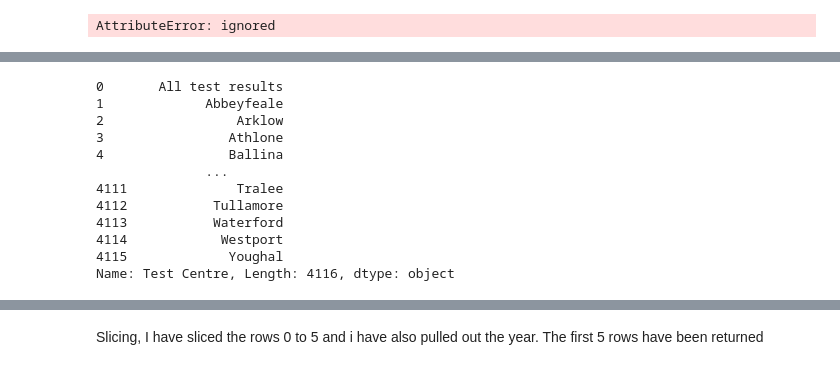
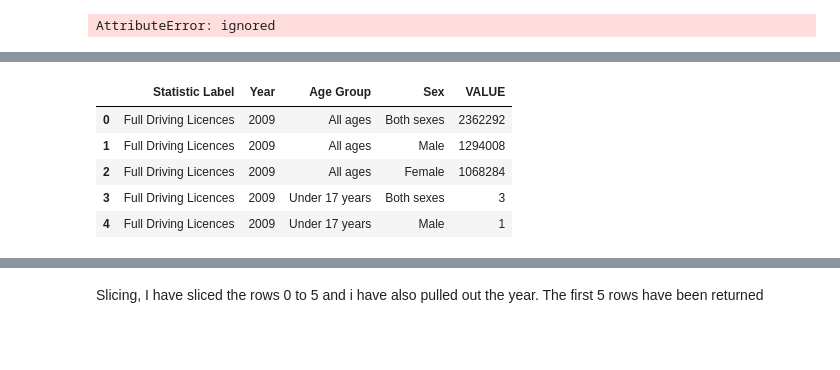
Before and after one commit to hartyl1/UCDPA_harty, a Jupyter notebook: Copy_of_Copy_of_Untitled12.ipynb, the cells around one changed output, grey strips where cells are left out. Cells and saved outputs as stored; diff of their text form; code cells hidden in the pictures; blank space fills up the shorter version.

```diff
--- a/Copy_of_Copy_of_Untitled12.ipynb
+++ b/Copy_of_Copy_of_Untitled12.ipynb
@@ -98,15 +79,9 @@ nct
-# %%
-nct['Test Centre']
-# %% [output]
-0       All test results
-1             Abbeyfeale
-2                 Arklow
-3                Athlone
-4                Ballina
-              ...
-4111              Tralee
-4112           Tullamore
-4113           Waterford
-4114            Westport
-4115             Youghal
-Name: Test Centre, Length: 4116, dtype: object
+# %%
+Driving_Licenses.head()
+# %% [output]
+|  | Statistic Label | Year | Age Group | Sex | VALUE |
+| 0 | Full Driving Licences | 2009 | All ages | Both sexes | 2362292 |
+| 1 | Full Driving Licences | 2009 | All ages | Male | 1294008 |
+| 2 | Full Driving Licences | 2009 | All ages | Female | 1068284 |
+| 3 | Full Driving Licences | 2009 | Under 17 years | Both sexes | 3 |
+| 4 | Full Driving Licences | 2009 | Under 17 years | Male | 1 |
```
Also changed, not shown: parts of 22 cells of this notebook.
